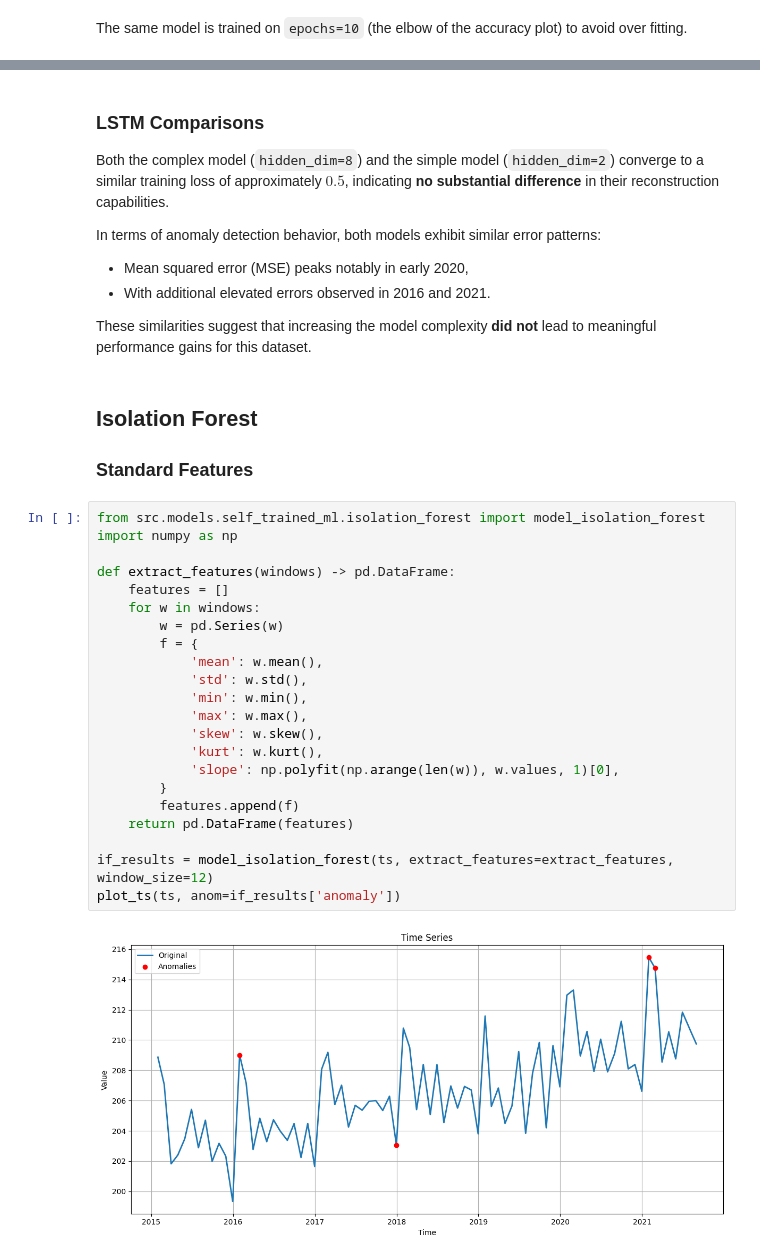
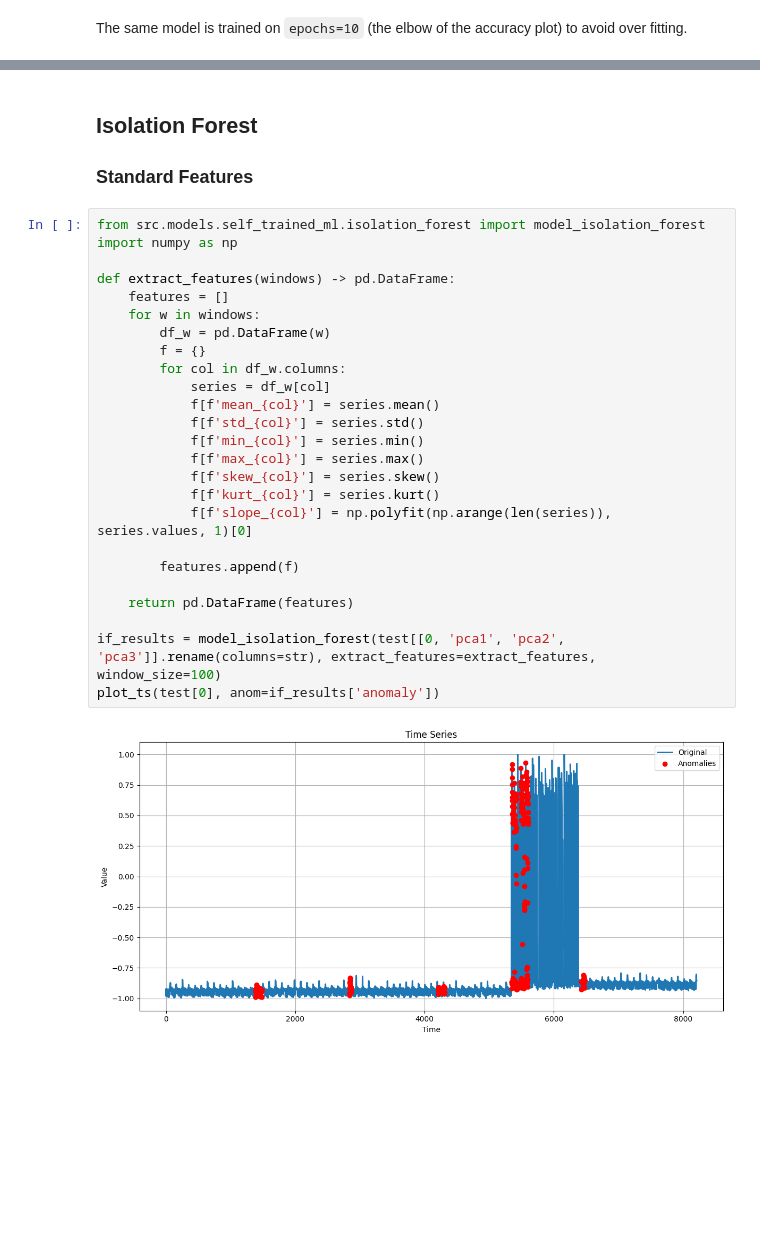
Before and after one commit to Jiaqi-Tang/Time-Series-Anomaly, a Jupyter notebook: notebooks/quality_control.ipynb, the cells around one changed output, grey strips where cells are left out. Saved outputs shown, nothing was run; the diff lists cells and outputs as text; blank space fills up the shorter version.

```diff
--- a/notebooks/quality_control.ipynb
+++ b/notebooks/quality_control.ipynb
@@ -232,13 +245,3 @@ plot_ts(errors_ts, title='MSE Errors')
-# %% [markdown]
-### LSTM Comparisons
-
-Both the complex model (`hidden_dim=8`) and the simple model (`hidden_dim=2`) converge to a similar training loss of approximately $0.5$, indicating **no substantial difference** in their reconstruction capabilities.
-
-In terms of anomaly detection behavior, both models exhibit similar error patterns:
-- Mean squared error (MSE) peaks notably in early 2020,
-- With additional elevated errors observed in 2016 and 2021.
-
-These similarities suggest that increasing the model complexity **did not** lead to meaningful performance gains for this dataset.
 # %% [markdown]
 ## Isolation Forest
 
@@ -246,24 +249,27 @@ These similarities suggest that increasing the model complexity **did not** lead
 # %%
 from src.models.self_trained_ml.isolation_forest import model_isolation_forest
 import numpy as np
 
 def extract_features(windows) -> pd.DataFrame:
     features = []
     for w in windows:
-        w = pd.Series(w)
-        f = {
-            'mean': w.mean(),
-            'std': w.std(),
-            'min': w.min(),
-            'max': w.max(),
-            'skew': w.skew(),
-            'kurt': w.kurt(),
-            'slope': np.polyfit(np.arange(len(w)), w.values, 1)[0],
-        }
+        df_w = pd.DataFrame(w)
+        f = {}
+        for col in df_w.columns:
+            series = df_w[col]
+            f[f'mean_{col}'] = series.mean()
+            f[f'std_{col}'] = series.std()
+            f[f'min_{col}'] = series.min()
+            f[f'max_{col}'] = series.max()
+            f[f'skew_{col}'] = series.skew()
+            f[f'kurt_{col}'] = series.kurt()
+            f[f'slope_{col}'] = np.polyfit(np.arange(len(series)), series.values, 1)[0]
+
         features.append(f)
+
     return pd.DataFrame(features)
 
-if_results = model_isolation_forest(ts, extract_features=extract_features, window_size=12)
-plot_ts(ts, anom=if_results['anomaly'])
+if_results = model_isolation_forest(test[[0, 'pca1', 'pca2', 'pca3']].rename(columns=str), extract_features=extract_features, window_size=100)
+plot_ts(test[0], anom=if_results['anomaly'])
 # %% [output]
-[figure, old version]
+[figure, new version]
```
Also changed, not shown: parts of 35 cells of this notebook, 4 other files.
